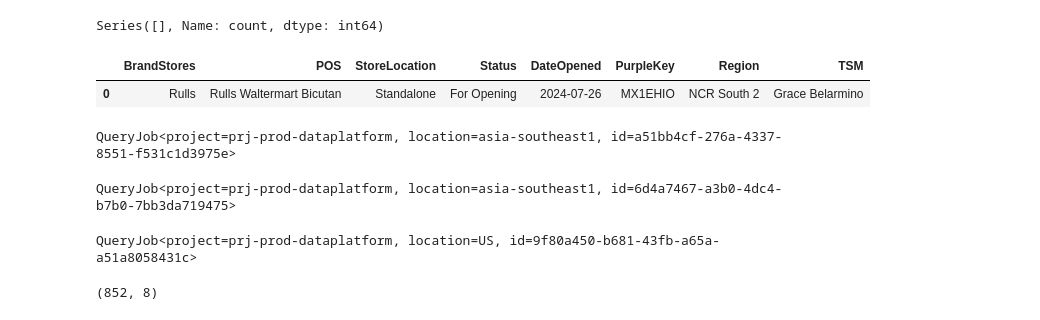
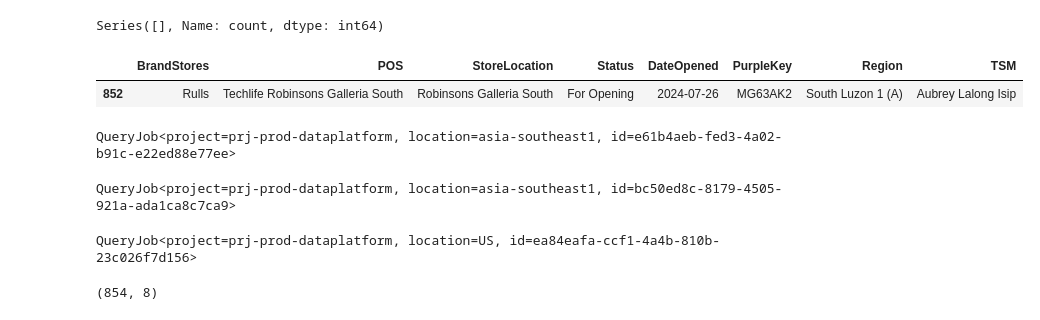
Before and after one commit to dchakroborti-tonik/POS_Addition, a Jupyter notebook: Notebook/Pos_mapping_new.ipynb, the cells around one changed output. Drawn from its saved outputs; the diff is of its cells as text; code cells hidden in the pictures.

Commit message:
Pos added which was sent by Shin on 26th July 2024

```diff
--- a/Notebook/Pos_mapping_new.ipynb
+++ b/Notebook/Pos_mapping_new.ipynb
@@ -24,6 +24,6 @@ client = bigquery.Client(project='prj-prod-dataplatform')
 # Set options or configurations as needed
 # Example: pd.set_option('display.max_columns', None)
 # %%
-df = pd.read_csv(r"C:\Users\DwaipayanChakroborti\OneDrive - Tonik Financial Pte Ltd\MyStuff\SIL Sales\Shin Nebria\POS_Addition\Data\pos_add_20240725.csv")
+df = pd.read_csv(r"C:\Users\DwaipayanChakroborti\OneDrive - Tonik Financial Pte Ltd\MyStuff\SIL Sales\Shin Nebria\POS_Addition\Data\pos_add_20240726.csv")
 df.shape
 # %% [output]
@@ -356,32 +323,32 @@ print(filtered_counts)
 # %% [output]
 Series([], Name: count, dtype: int64)
 # %%
-df[df['PurpleKey']== 'MX1EHIO']
+df[df['PurpleKey']== 'MG63AK2']
 # %% [output]
 |  | BrandStores | POS | StoreLocation | Status | DateOpened | PurpleKey | Region | TSM |
-| 0 | Rulls | Rulls Waltermart Bicutan | Standalone | For Opening | 2024-07-26 | MX1EHIO | NCR South 2 | Grace Belarmino |
+| 852 | Rulls | Techlife Robinsons Galleria South | Robinsons Galleria South | For Opening | 2024-07-26 | MG63AK2 | South Luzon 1 (A) | Aubrey Lalong Isip |
 # %%
 sq = """drop table prj-prod-dataplatform.dap_ds_poweruser_playground.POS_TSM_MAPIING;"""
 
 client.query(sq)
 # %% [output]
-QueryJob<project=prj-prod-dataplatform, location=asia-southeast1, id=a51bb4cf-276a-4337-8551-f531c1d3975e>
+QueryJob<project=prj-prod-dataplatform, location=asia-southeast1, id=e61b4aeb-fed3-4a02-b91c-e22ed88e77ee>
 # %%
 sq = """create table prj-prod-dataplatform.dap_ds_poweruser_playground.POS_TSM_MAPIING as select * from prj-prod-dataplatform.dap_ds_poweruser_playground.POS_TSM_MAPIING1;"""
 client.query(sq)
 # %% [output]
-QueryJob<project=prj-prod-dataplatform, location=asia-southeast1, id=6d4a7467-a3b0-4dc4-b7b0-7bb3da719475>
+QueryJob<project=prj-prod-dataplatform, location=asia-southeast1, id=bc50ed8c-8179-4505-921a-ada1ca8c7ca9>
 # %%
 client.query("commit")
 # %% [output]
-QueryJob<project=prj-prod-dataplatform, location=US, id=9f80a450-b681-43fb-a65a-a51a8058431c>
+QueryJob<project=prj-prod-dataplatform, location=US, id=ea84eafa-ccf1-4a4b-810b-23c026f7d156>
 # %%
 sq = """select * from prj-prod-dataplatform.dap_ds_poweruser_playground.POS_TSM_MAPIING;"""
 
 df = client.query(sq).to_dataframe(progress_bar_type='tqdm')
 df.shape
 # %% [output]
-(852, 8)
+(854, 8)
 # %%
 df[df['BrandStores']=='Rulls'].sort_values(by='DateOpened')
 # %% [output]
```
Also changed, not shown: parts of 25 cells of this notebook, 3 other files.
